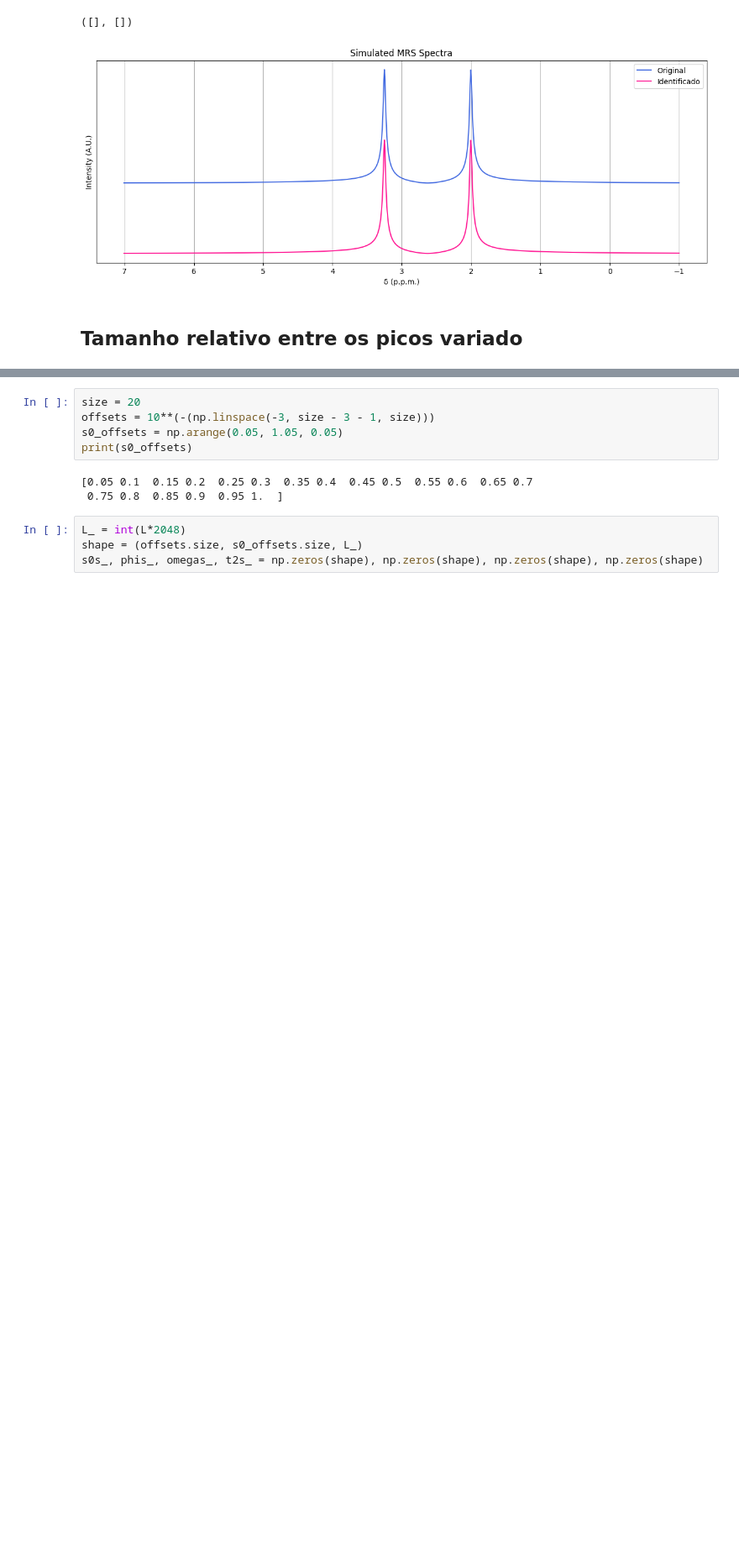
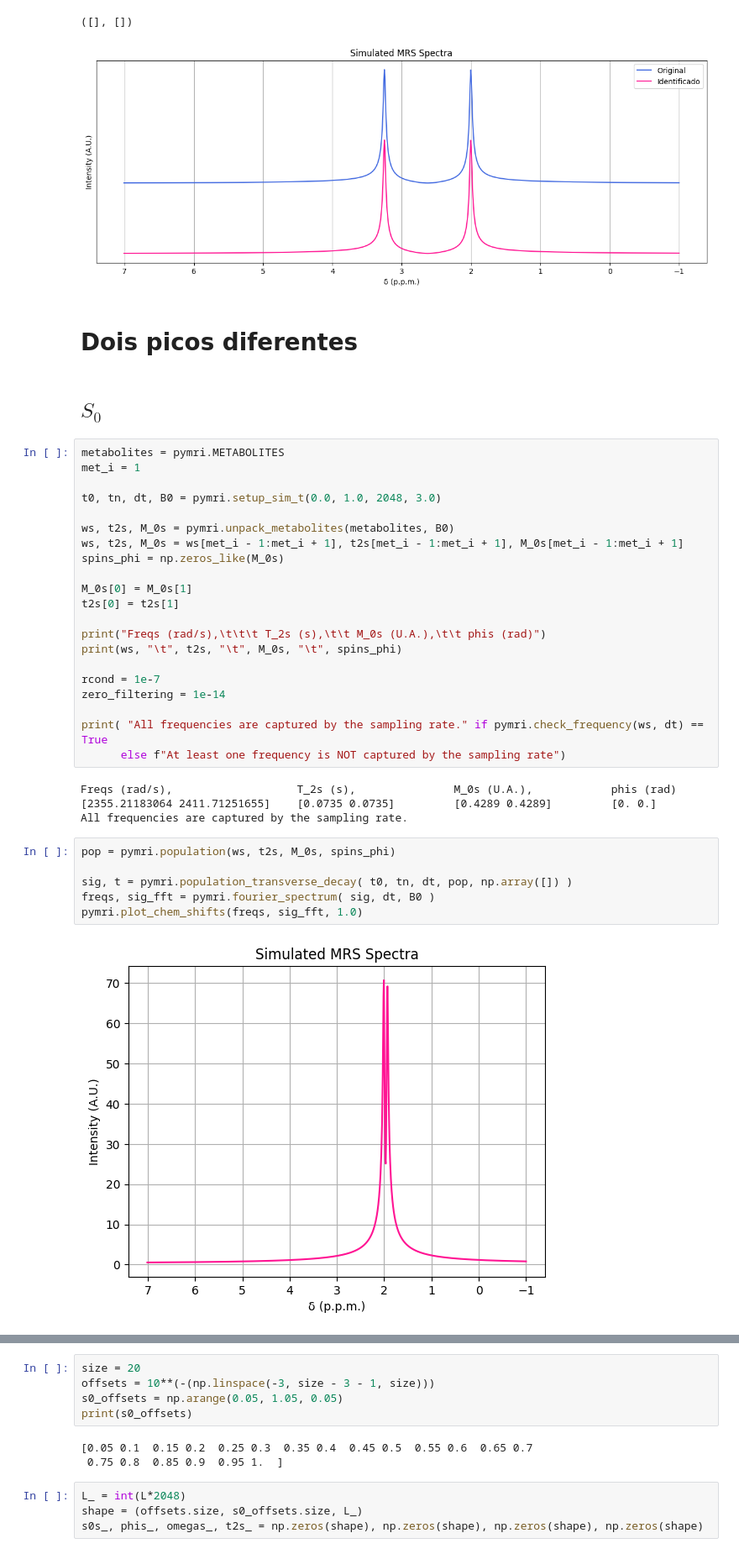
Before and after one commit to JoaoDell/MRI-study, a Jupyter notebook: examples/MPM/two_peaks.ipynb, the cells around one changed output, grey strips where cells are left out. Shown at 84% size. Saved outputs shown, nothing was run; the diff lists cells and outputs as text; blank space fills up the shorter version.

```diff
--- a/examples/MPM/two_peaks.ipynb
+++ b/examples/MPM/two_peaks.ipynb
@@ -184,5 +181,40 @@ plt.yticks([])
 # %% [output]
 ([], [])
 [figure]
+# %% [markdown]
+# Dois picos diferentes
 # %% [markdown]
-## Tamanho relativo entre os picos variado
+## $S_0$
+# %%
+metabolites = pymri.METABOLITES
+met_i = 1
+
+t0, tn, dt, B0 = pymri.setup_sim_t(0.0, 1.0, 2048, 3.0)
+
+ws, t2s, M_0s = pymri.unpack_metabolites(metabolites, B0)
+ws, t2s, M_0s = ws[met_i - 1:met_i + 1], t2s[met_i - 1:met_i + 1], M_0s[met_i - 1:met_i + 1]
+spins_phi = np.zeros_like(M_0s)
+
+M_0s[0] = M_0s[1]
+t2s[0] = t2s[1]
+
+print("Freqs (rad/s),\t\t\t T_2s (s),\t\t M_0s (U.A.),\t\t phis (rad)")
+print(ws, "\t", t2s, "\t", M_0s, "\t", spins_phi)
+
+rcond = 1e-7
+zero_filtering = 1e-14
+
+print( "All frequencies are captured by the sampling rate." if pymri.check_frequency(ws, dt) == True
+      else f"At least one frequency is NOT captured by the sampling rate")
+# %% [output]
+Freqs (rad/s),                   T_2s (s),               M_0s (U.A.),            phis (rad)
+[2355.21183064 2411.71251655]    [0.0735 0.0735]         [0.4289 0.4289]         [0. 0.]
+All frequencies are captured by the sampling rate.
+# %%
+pop = pymri.population(ws, t2s, M_0s, spins_phi)
+
+sig, t = pymri.population_transverse_decay( t0, tn, dt, pop, np.array([]) )
+freqs, sig_fft = pymri.fourier_spectrum( sig, dt, B0 )
+pymri.plot_chem_shifts(freqs, sig_fft, 1.0)
+# %% [output]
+[figure, added]
```
Also changed, not shown: parts of 41 cells of this notebook, 41 other files.
